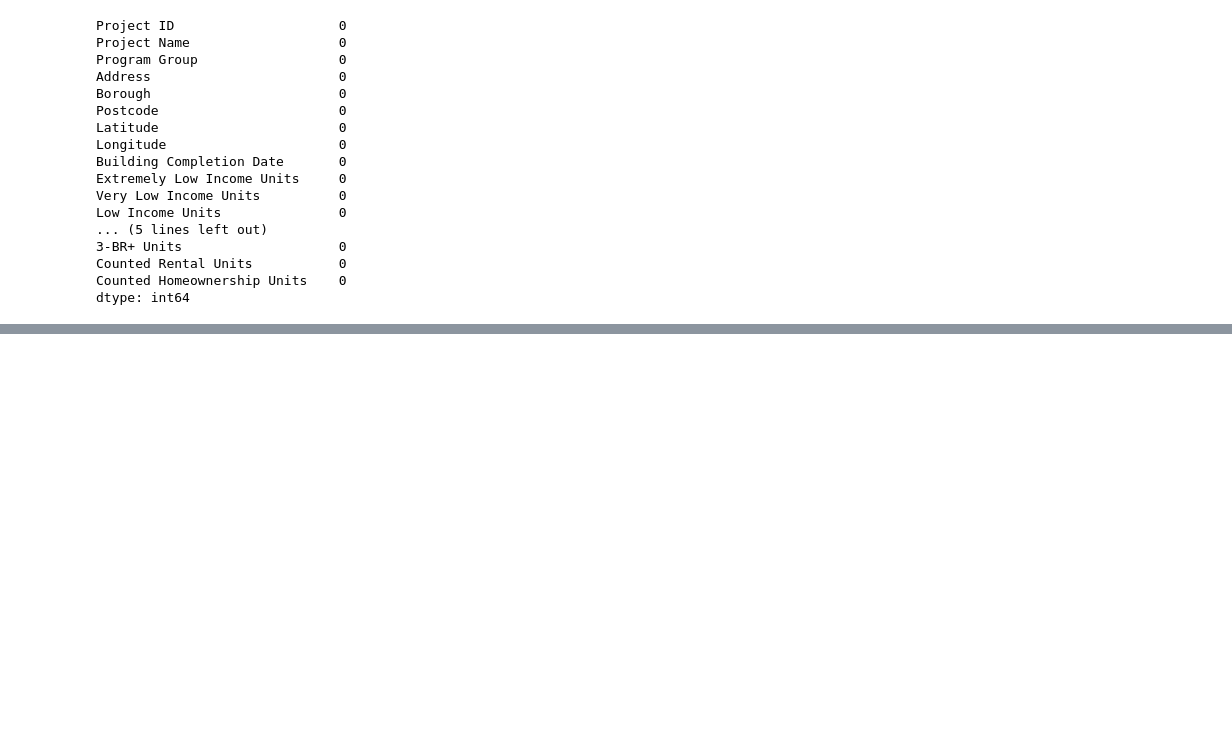
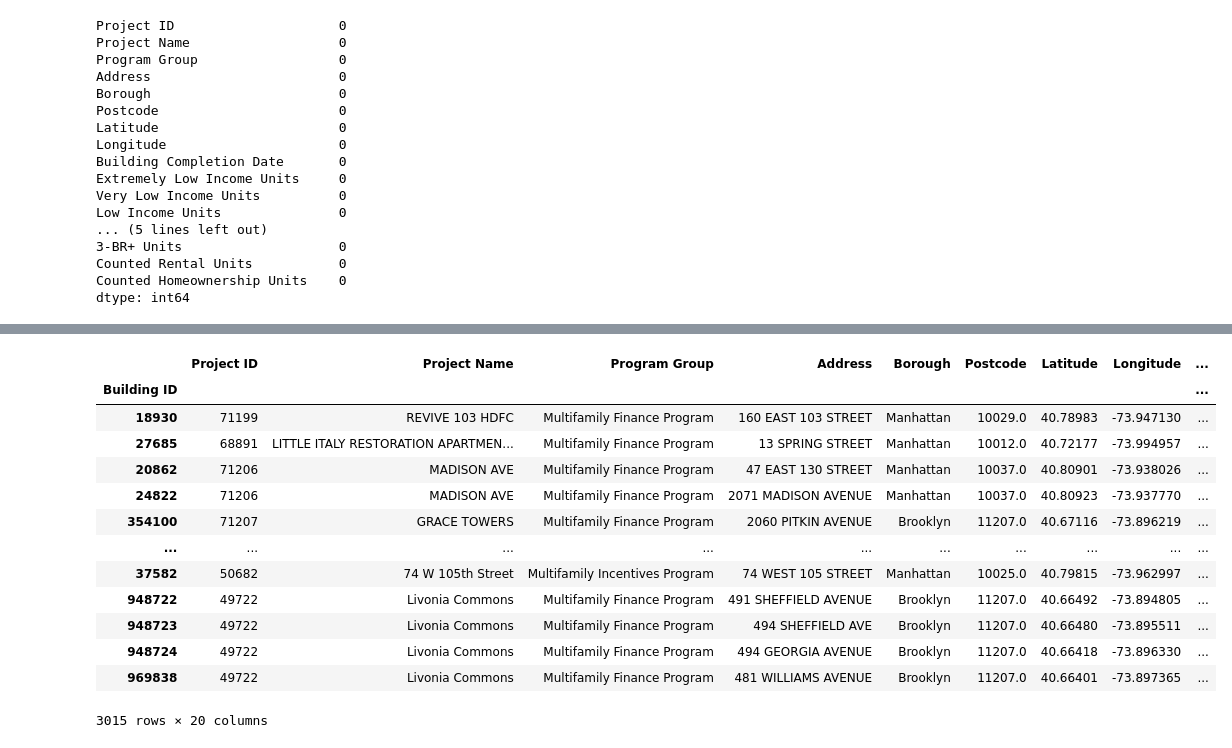
Before and after one commit to tejusrevi/nyc-housing, a Jupyter notebook: project.ipynb, the cells around one changed output, grey strips where cells are left out. Saved outputs shown, nothing was run; the diff lists cells and outputs as text; code cells hidden in the pictures; blank space fills up the shorter version.

```diff
--- a/project.ipynb
+++ b/project.ipynb
@@ -142,0 +206,18 @@ df.to_csv('cleaned_data.csv', encoding='utf-8')
+# %%
+df[['Studio Units', '1-BR Units']].describe()
+df
+# %% [output]
+|  | Project ID | Project Name | Program Group | Address | Borough | Postcode | Latitude | Longitude | ... |
+| Building ID |  |  |  |  |  |  |  |  | ... |
+| 18930 | 71199 | REVIVE 103 HDFC | Multifamily Finance Program | 160 EAST 103 STREET | Manhattan | 10029.0 | 40.78983 | -73.947130 | ... |
+| 27685 | 68891 | LITTLE ITALY RESTORATION APARTMEN... | Multifamily Finance Program | 13 SPRING STREET | Manhattan | 10012.0 | 40.72177 | -73.994957 | ... |
+| 20862 | 71206 | MADISON AVE | Multifamily Finance Program | 47 EAST 130 STREET | Manhattan | 10037.0 | 40.80901 | -73.938026 | ... |
+| 24822 | 71206 | MADISON AVE | Multifamily Finance Program | 2071 MADISON AVENUE | Manhattan | 10037.0 | 40.80923 | -73.937770 | ... |
+| 354100 | 71207 | GRACE TOWERS | Multifamily Finance Program | 2060 PITKIN AVENUE | Brooklyn | 11207.0 | 40.67116 | -73.896219 | ... |
+| ... | ... | ... | ... | ... | ... | ... | ... | ... | ... |
+| 37582 | 50682 | 74 W 105th Street | Multifamily Incentives Program | 74 WEST 105 STREET | Manhattan | 10025.0 | 40.79815 | -73.962997 | ... |
+| 948722 | 49722 | Livonia Commons | Multifamily Finance Program | 491 SHEFFIELD AVENUE | Brooklyn | 11207.0 | 40.66492 | -73.894805 | ... |
+| 948723 | 49722 | Livonia Commons | Multifamily Finance Program | 494 SHEFFIELD AVE | Brooklyn | 11207.0 | 40.66480 | -73.895511 | ... |
+| 948724 | 49722 | Livonia Commons | Multifamily Finance Program | 494 GEORGIA AVENUE | Brooklyn | 11207.0 | 40.66418 | -73.896330 | ... |
+| 969838 | 49722 | Livonia Commons | Multifamily Finance Program | 481 WILLIAMS AVENUE | Brooklyn | 11207.0 | 40.66401 | -73.897365 | ... |
+3015 rows × 20 columns
```
Also changed, not shown: parts of 6 cells of this notebook.
